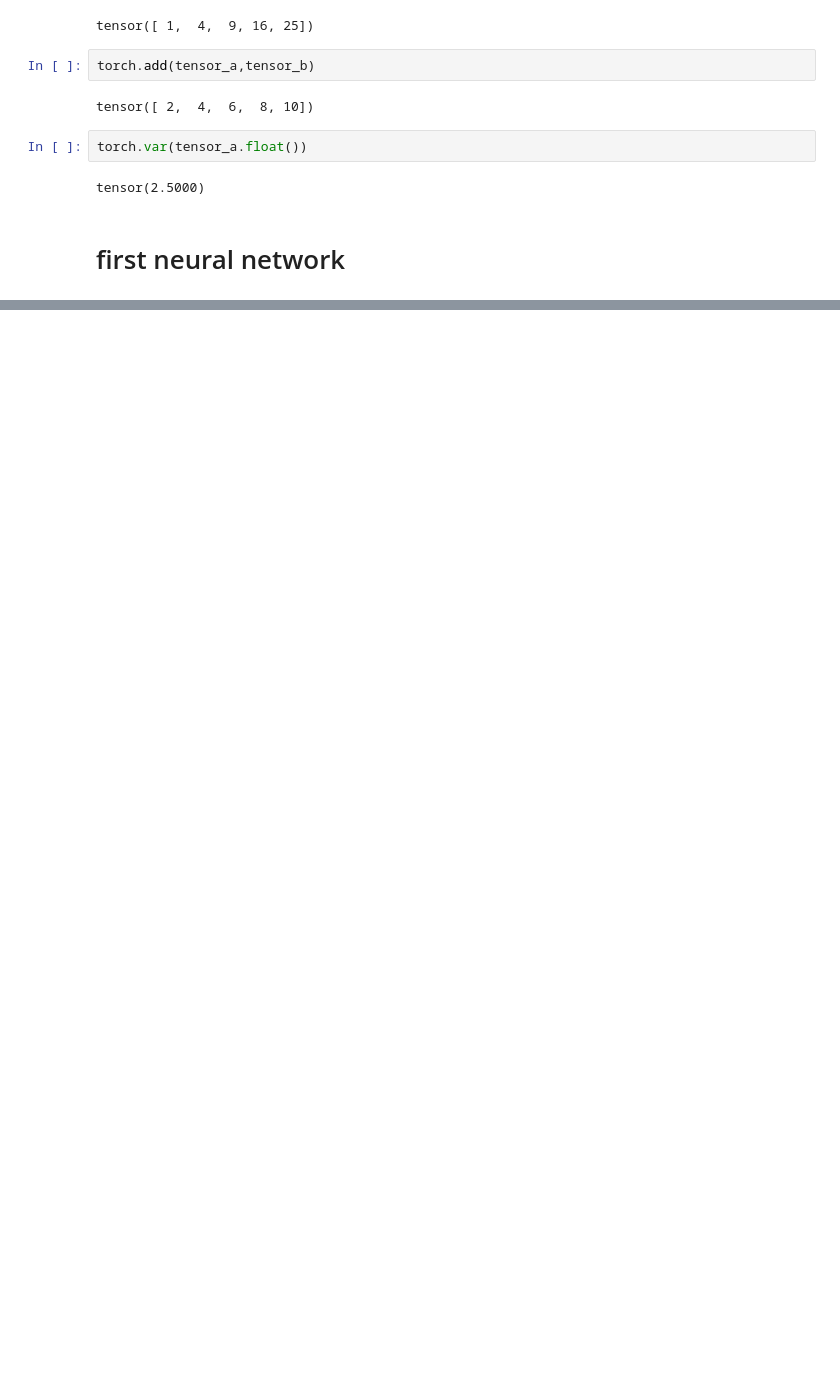
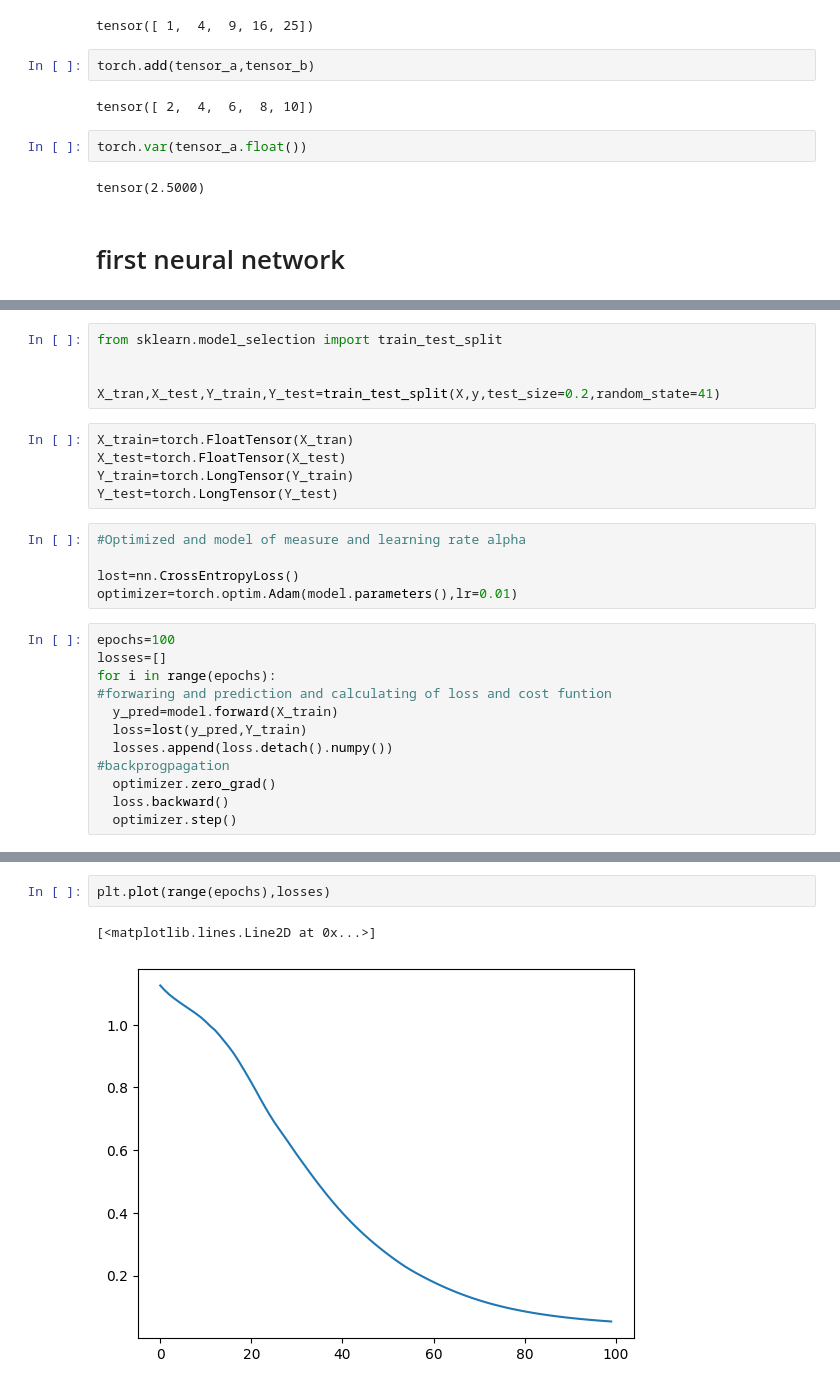
Before and after one commit to charfx/learning_pytorch_deep_learning, a Jupyter notebook: first_steps_DL.ipynb, the cells around one changed output, grey strips where cells are left out. Drawn from its saved outputs; the diff is of its cells as text; blank space fills up the shorter version.

```diff
--- a/first_steps_DL.ipynb
+++ b/first_steps_DL.ipynb
@@ -63,0 +128,27 @@ tensor(2.5000)
+# %%
+from sklearn.model_selection import train_test_split
+
+
+X_tran,X_test,Y_train,Y_test=train_test_split(X,y,test_size=0.2,random_state=41)
+# %%
+X_train=torch.FloatTensor(X_tran)
+X_test=torch.FloatTensor(X_test)
+Y_train=torch.LongTensor(Y_train)
+Y_test=torch.LongTensor(Y_test)
+# %%
+#Optimized and model of measure and learning rate alpha
+
+lost=nn.CrossEntropyLoss()
+optimizer=torch.optim.Adam(model.parameters(),lr=0.01)
+# %%
+epochs=100
+losses=[]
+for i in range(epochs):
+#forwaring and prediction and calculating of loss and cost funtion
+  y_pred=model.forward(X_train)
+  loss=lost(y_pred,Y_train)
+  losses.append(loss.detach().numpy())
+#backprogpagation
+  optimizer.zero_grad()
+  loss.backward()
+  optimizer.step()
@@ -63,0 +175,5 @@ tensor(2.5000)
+# %%
+plt.plot(range(epochs),losses)
+# %% [output]
+[<matplotlib.lines.Line2D at 0x...>]
+[figure, added]
```
Also changed, not shown: parts of 11 cells of this notebook.
